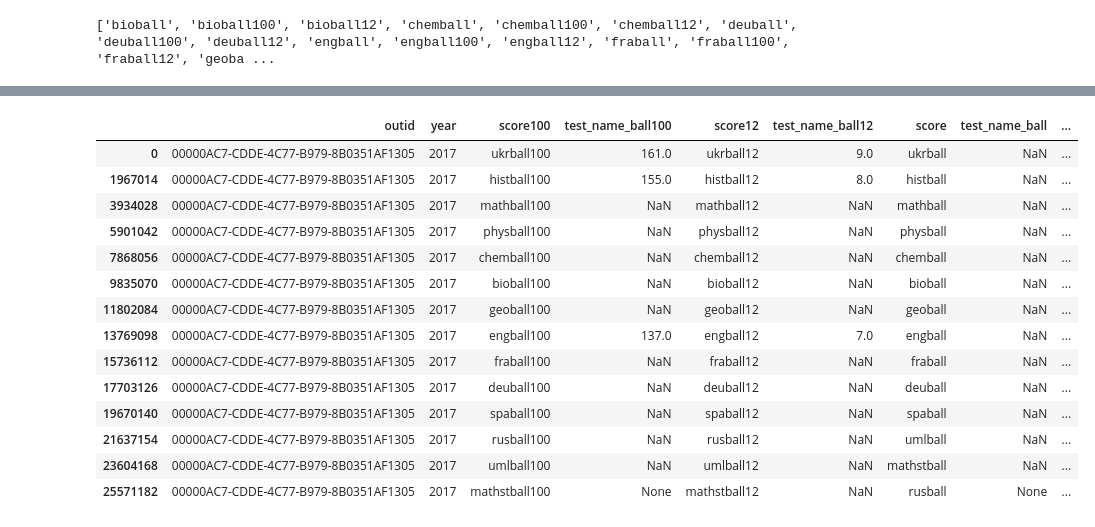
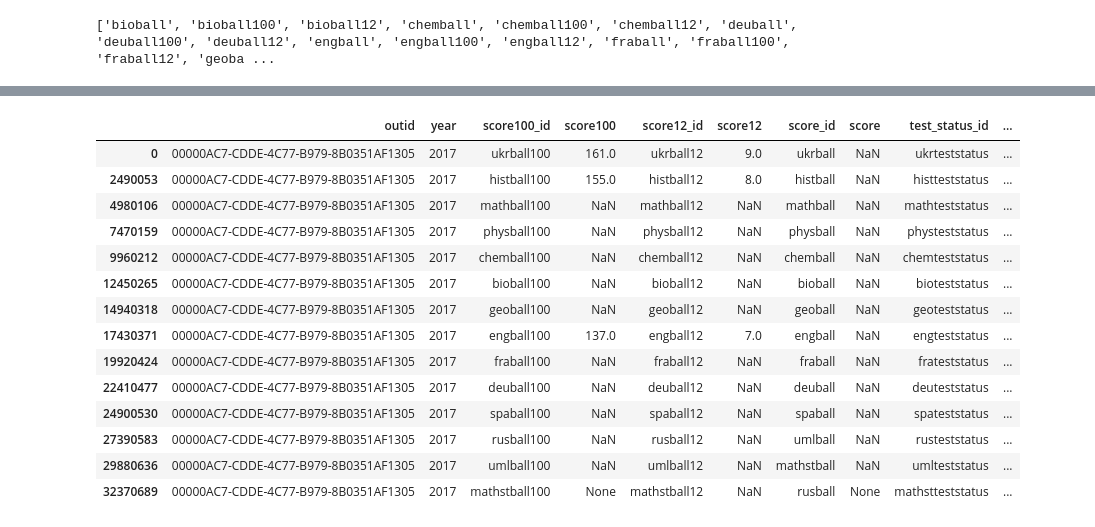
Before and after one commit to DataResponsibly/ZNO-Dataset, a Jupyter notebook: notebooks/tables_creation/Students_Take_Tests.ipynb, the cells around one changed output, grey strips where cells are left out. Cells and saved outputs as stored; diff of their text form; code cells hidden in the pictures.

Commit message:
Updated `Students_Take_Tests` notebook

```diff
--- a/notebooks/tables_creation/Students_Take_Tests.ipynb
+++ b/notebooks/tables_creation/Students_Take_Tests.ipynb
@@ -75,18 +120,23 @@ for year, dataset in datasets.items():
     if year == 2016:
         dataset = dataset.rename(columns=eie_2016)
 
-    if year<=2021:
-        dataset.loc[:, 'test_status'] = 'EIE'
-    elif year == 2022:
-        dataset.loc[:, 'test_status'] = 'NMT'
+    if year == 2022:
         dataset = dataset.rename(columns=nmt_2022)
         for type_ in ['ukr', 'hist', 'math']:
             dataset.loc[:, f'{type_}ptregname'] = dataset['ptregname']
             dataset.loc[:, f'{type_}ptareaname'] = dataset['ptareaname']
             dataset.loc[:, f'{type_}pttername'] = dataset['pttername']
+            dataset.loc[:, f'{type_}teststatus'] = dataset['teststatus']
+        dataset.drop(columns=['ptregname', 'ptareaname', 'pttername','teststatus'], inplace=True)
+    elif year == 2023:
+        dataset = dataset.rename(columns=nmt_2023)
+        for type_ in ['ukr', 'hist', 'math', 'phys', 'chem', 'bio', 'eng', 'fra', 'deu', 'spa']:
+            dataset.loc[:, f'{type_}ptregname'] = dataset['ptregname']
+            dataset.loc[:, f'{type_}ptareaname'] = dataset['ptareaname']
+            dataset.loc[:, f'{type_}pttername'] = dataset['pttername']
         dataset.drop(columns=['ptregname', 'ptareaname', 'pttername'], inplace=True)
+    dataset.reset_index(drop=True, inplace=True)
     datasets.update({year:dataset})
-    #TODO: add 2023
 # %%
 for year, dataset in datasets.items():
     print(year,":",[col for col in dataset.columns])
@@ -135,6 +162,6 @@ datasets[2022].head()
 # %%
 # temp for test
-df = pd.concat([dataset for year, dataset in datasets.items() if year<2022], ignore_index=True)
+df = pd.concat([dataset for year, dataset in datasets.items()], ignore_index=True)
 # %%
 # show all columns with ball
 print(sorted(df.columns[df.columns.str.contains('ball')]))
@@ -200,21 +227,19 @@ def multi_melt(
         .reset_index()
     )
 # %%
-df_test = df.pipe(
+df = df.pipe(
     multi_melt,
     id_vars=["outid","year"],
     value_vars=[[col for col in df.columns if 'ball100' in col],
                 [col for col in df.columns if 'ball12' in col],
                 [col for col in df.columns if col.endswith('ball')],
                 [col for col in df.columns if col.endswith('teststatus')],
-                # [col for col in df.columns if col.endswith('lang')],
-                # [col for col in df.columns if col.endswith('dpalevel')],
                 [col for col in df.columns if col.endswith('ptname')],
                 [col for col in df.columns if col.endswith('ptregname')],
                 [col for col in df.columns if col.endswith('ptareaname')],
                 [col for col in df.columns if col.endswith('pttername')],
                 ],
-    var_name=["score100", "score12", "score", "test_status", "testcenter_name", "test_reg", "test_area", "test_ter"],
-    value_name=["test_name_ball100", "test_name_ball12", "test_name_ball", "test_status_id", "testcenter_name_id",
+    var_name=["score100_id", "score12_id", "score_id", "test_status_id", "testcenter_name_id",
                  "test_reg_id", "test_area_id", "test_ter_id"],
+    value_name=["score100", "score12", "score", "test_status_", "testcenter_name", "test_reg", "test_area", "test_ter"],
 )
@@ -221,18 +262,18 @@ df_test = df.pipe(
 # %%
-df_test[df_test.outid=='00000AC7-CDDE-4C77-B979-8B0351AF1305']
+df[df.outid=='00000AC7-CDDE-4C77-B979-8B0351AF1305']
 # %% [output]
-|  | outid | year | score100 | test_name_ball100 | score12 | test_name_ball12 | score | test_name_ball | ... |
-| 0 | 00000AC7-CDDE-4C77-B979-8B0351AF1305 | 2017 | ukrball100 | 161.0 | ukrball12 | 9.0 | ukrball | NaN | ... |
-| 1967014 | 00000AC7-CDDE-4C77-B979-8B0351AF1305 | 2017 | histball100 | 155.0 | histball12 | 8.0 | histball | NaN | ... |
-| 3934028 | 00000AC7-CDDE-4C77-B979-8B0351AF1305 | 2017 | mathball100 | NaN | mathball12 | NaN | mathball | NaN | ... |
-| 5901042 | 00000AC7-CDDE-4C77-B979-8B0351AF1305 | 2017 | physball100 | NaN | physball12 | NaN | physball | NaN | ... |
-| 7868056 | 00000AC7-CDDE-4C77-B979-8B0351AF1305 | 2017 | chemball100 | NaN | chemball12 | NaN | chemball | NaN | ... |
-| 9835070 | 00000AC7-CDDE-4C77-B979-8B0351AF1305 | 2017 | bioball100 | NaN | bioball12 | NaN | bioball | NaN | ... |
-| 11802084 | 00000AC7-CDDE-4C77-B979-8B0351AF1305 | 2017 | geoball100 | NaN | geoball12 | NaN | geoball | NaN | ... |
-| 13769098 | 00000AC7-CDDE-4C77-B979-8B0351AF1305 | 2017 | engball100 | 137.0 | engball12 | 7.0 | engball | NaN | ... |
-| 15736112 | 00000AC7-CDDE-4C77-B979-8B0351AF1305 | 2017 | fraball100 | NaN | fraball12 | NaN | fraball | NaN | ... |
-| 17703126 | 00000AC7-CDDE-4C77-B979-8B0351AF1305 | 2017 | deuball100 | NaN | deuball12 | NaN | deuball | NaN | ... |
-| 19670140 | 00000AC7-CDDE-4C77-B979-8B0351AF1305 | 2017 | spaball100 | NaN | spaball12 | NaN | spaball | NaN | ... |
-| 21637154 | 00000AC7-CDDE-4C77-B979-8B0351AF1305 | 2017 | rusball100 | NaN | rusball12 | NaN | umlball | NaN | ... |
-| 23604168 | 00000AC7-CDDE-4C77-B979-8B0351AF1305 | 2017 | umlball100 | NaN | umlball12 | NaN | mathstball | NaN | ... |
-| 25571182 | 00000AC7-CDDE-4C77-B979-8B0351AF1305 | 2017 | mathstball100 | None | mathstball12 | NaN | rusball | None | ... |
+|  | outid | year | score100_id | score100 | score12_id | score12 | score_id | score | test_status_id | ... |
+| 0 | 00000AC7-CDDE-4C77-B979-8B0351AF1305 | 2017 | ukrball100 | 161.0 | ukrball12 | 9.0 | ukrball | NaN | ukrteststatus | ... |
+| 2490053 | 00000AC7-CDDE-4C77-B979-8B0351AF1305 | 2017 | histball100 | 155.0 | histball12 | 8.0 | histball | NaN | histteststatus | ... |
+| 4980106 | 00000AC7-CDDE-4C77-B979-8B0351AF1305 | 2017 | mathball100 | NaN | mathball12 | NaN | mathball | NaN | mathteststatus | ... |
+| 7470159 | 00000AC7-CDDE-4C77-B979-8B0351AF1305 | 2017 | physball100 | NaN | physball12 | NaN | physball | NaN | physteststatus | ... |
+| 9960212 | 00000AC7-CDDE-4C77-B979-8B0351AF1305 | 2017 | chemball100 | NaN | chemball12 | NaN | chemball | NaN | chemteststatus | ... |
+| 12450265 | 00000AC7-CDDE-4C77-B979-8B0351AF1305 | 2017 | bioball100 | NaN | bioball12 | NaN | bioball | NaN | bioteststatus | ... |
+| 14940318 | 00000AC7-CDDE-4C77-B979-8B0351AF1305 | 2017 | geoball100 | NaN | geoball12 | NaN | geoball | NaN | geoteststatus | ... |
+| 17430371 | 00000AC7-CDDE-4C77-B979-8B0351AF1305 | 2017 | engball100 | 137.0 | engball12 | 7.0 | engball | NaN | engteststatus | ... |
+| 19920424 | 00000AC7-CDDE-4C77-B979-8B0351AF1305 | 2017 | fraball100 | NaN | fraball12 | NaN | fraball | NaN | frateststatus | ... |
+| 22410477 | 00000AC7-CDDE-4C77-B979-8B0351AF1305 | 2017 | deuball100 | NaN | deuball12 | NaN | deuball | NaN | deuteststatus | ... |
+| 24900530 | 00000AC7-CDDE-4C77-B979-8B0351AF1305 | 2017 | spaball100 | NaN | spaball12 | NaN | spaball | NaN | spateststatus | ... |
+| 27390583 | 00000AC7-CDDE-4C77-B979-8B0351AF1305 | 2017 | rusball100 | NaN | rusball12 | NaN | umlball | NaN | rusteststatus | ... |
+| 29880636 | 00000AC7-CDDE-4C77-B979-8B0351AF1305 | 2017 | umlball100 | NaN | umlball12 | NaN | mathstball | NaN | umlteststatus | ... |
+| 32370689 | 00000AC7-CDDE-4C77-B979-8B0351AF1305 | 2017 | mathstball100 | None | mathstball12 | NaN | rusball | None | mathstteststatus | ... |
```
Also changed, not shown: parts of 37 cells of this notebook.
